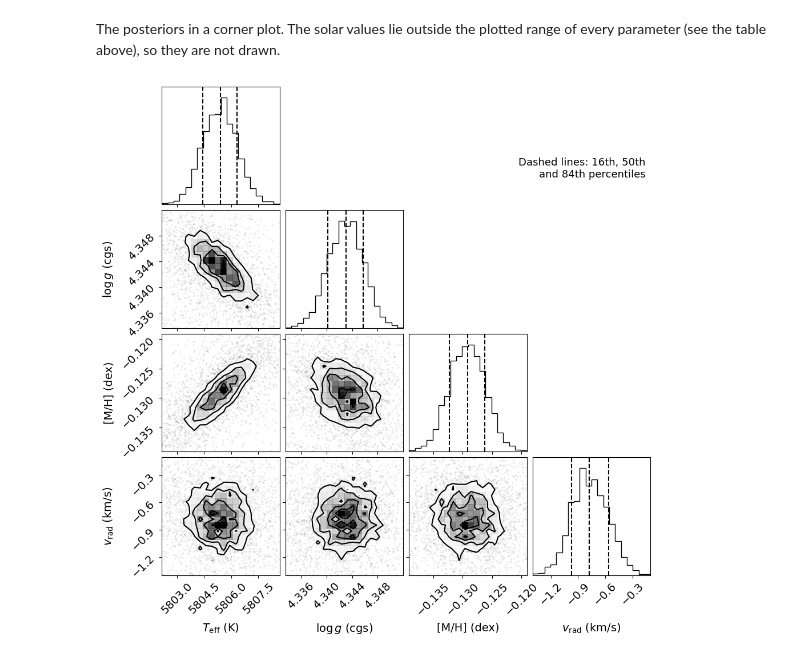
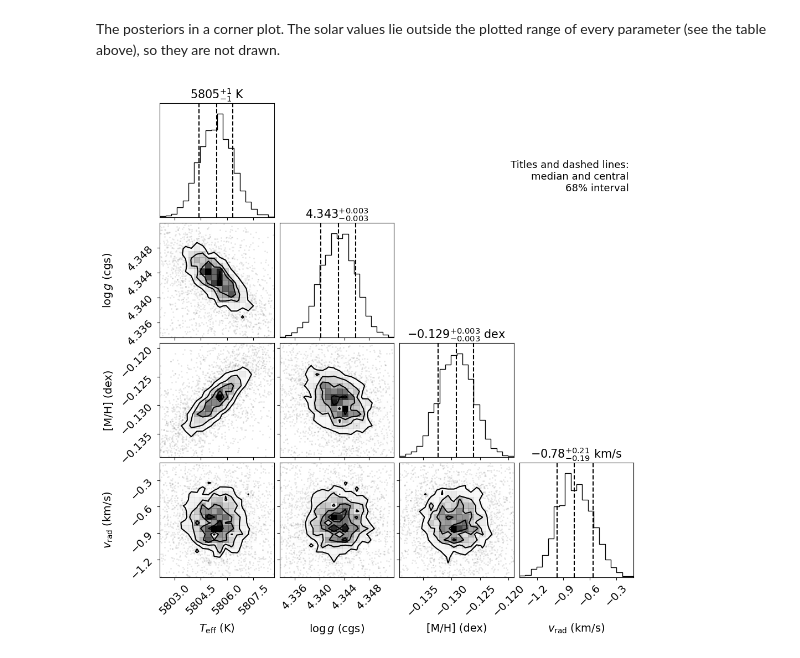
Before and after one commit to starkit/starkit, a Jupyter notebook: docs/examples/solar_spectrum_fit.ipynb, the cells around one changed output. Drawn from its saved outputs; the diff is of its cells as text; code cells hidden in the pictures.

```diff
--- a/docs/examples/solar_spectrum_fit.ipynb
+++ b/docs/examples/solar_spectrum_fit.ipynb
@@ -255,13 +256,24 @@ range of every parameter (see the table above), so they are not drawn.
 # %%
 axis_labels = [r'$T_\mathrm{eff}$ (K)', r'$\log g$ (cgs)', '[M/H] (dex)',
                r'$v_\mathrm{rad}$ (km/s)']
+title_units = [' K', '', ' dex', ' km/s']
+# Median and central 68.3% interval, as in the table above.
+interval = [0.1587, 0.5, 0.8413]
 fig = plt.figure(figsize=(10, 10))
 corner.corner(result.posterior_data[free_parameters].to_numpy(),
               weights=result.posterior_data['weights'].to_numpy(),
               labels=axis_labels, range=[0.999] * len(free_parameters),
-              quantiles=[0.16, 0.5, 0.84], label_kwargs={'fontsize': 14},
+              quantiles=interval, label_kwargs={'fontsize': 14},
               labelpad=0.1, fig=fig)
-fig.text(0.95, 0.8, 'Dashed lines: 16th, 50th\nand 84th percentiles',
+axes = np.array(fig.axes).reshape(len(free_parameters), len(free_parameters))
+for i, name in enumerate(free_parameters):
+    median = result.median[name]
+    lower, upper = limits[name]
+    n = digits[name]
+    axes[i, i].set_title(
+        f'${median:.{n}f}^{{+{upper - median:.{n}f}}}'
+        f'_{{-{median - lower:.{n}f}}}${title_units[i]}')
+fig.text(0.95, 0.8, 'Titles and dashed lines:\nmedian and central\n68% interval',
          ha='right', fontsize=13);
 # %% [output]
-[figure, old version]
+[figure, new version]
```
Also changed, not shown: parts of 2 cells of this notebook.
